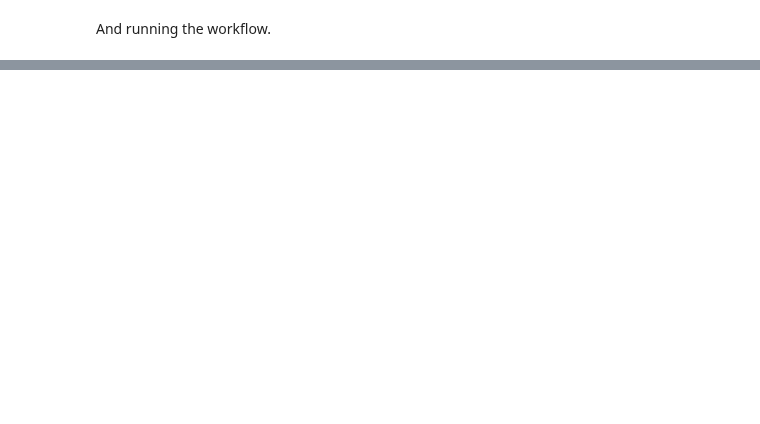
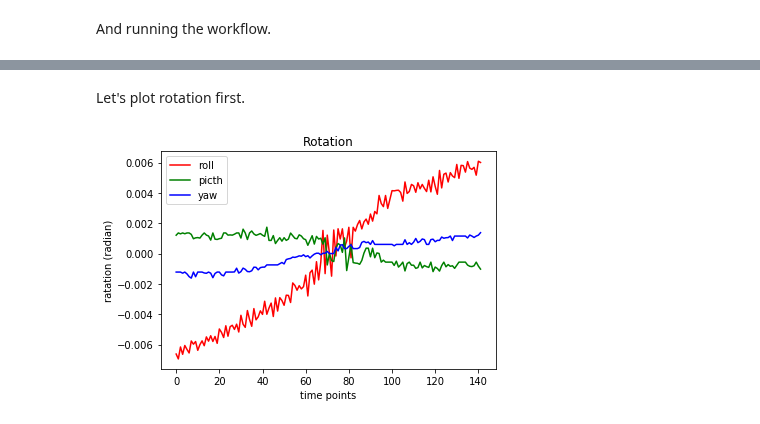
Before and after one commit to sathayas/JupyterfMRIFall2019, a Jupyter notebook: MoCor.ipynb, the cells around one changed output, grey strips where cells are left out. Drawn from its saved outputs; the diff is of its cells as text; code cells hidden in the pictures; blank space fills up the shorter version.

```diff
--- a/MoCor.ipynb
+++ b/MoCor.ipynb
@@ -198,0 +222,12 @@ moCor.run()
+# %%
+import os
+import numpy as np
+import pandas as pd
+import matplotlib.pyplot as plt
+
+# loading the data
+resDir = '/tmp/Data/ds102/WorkflowOutput/Results/par_file'
+resFname = 'sub-26_task-flanker_run-1_bold_roi_mcf.nii.gz.par'
+moData = pd.read_csv(os.path.join(resDir,resFname),
+                     header=None,
+                     delimiter=r"\s+")
@@ -198,0 +245,14 @@ moCor.run()
+# %% [markdown]
+Let's plot rotation first.
+# %%
+# plotting rotations
+plt.plot(moData[0],'r', label='roll')
+plt.plot(moData[1],'g', label='picth')
+plt.plot(moData[2],'b', label='yaw')
+plt.title('Rotation')
+plt.xlabel('time points')
+plt.ylabel('ratation (radian)')
+plt.legend()
+plt.show()
+# %% [output]
+[figure, added]
```
Also changed, not shown: parts of 34 cells of this notebook.
